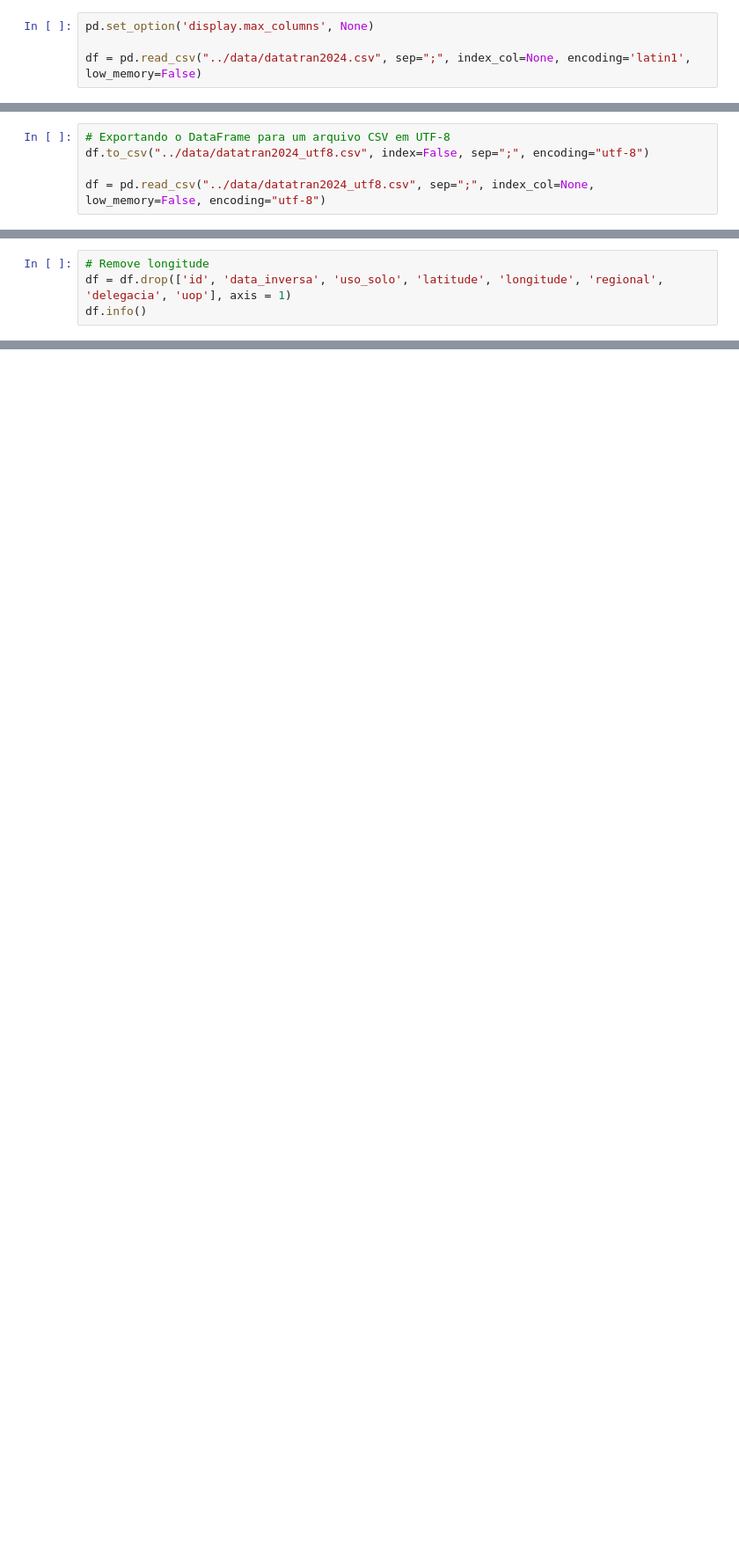
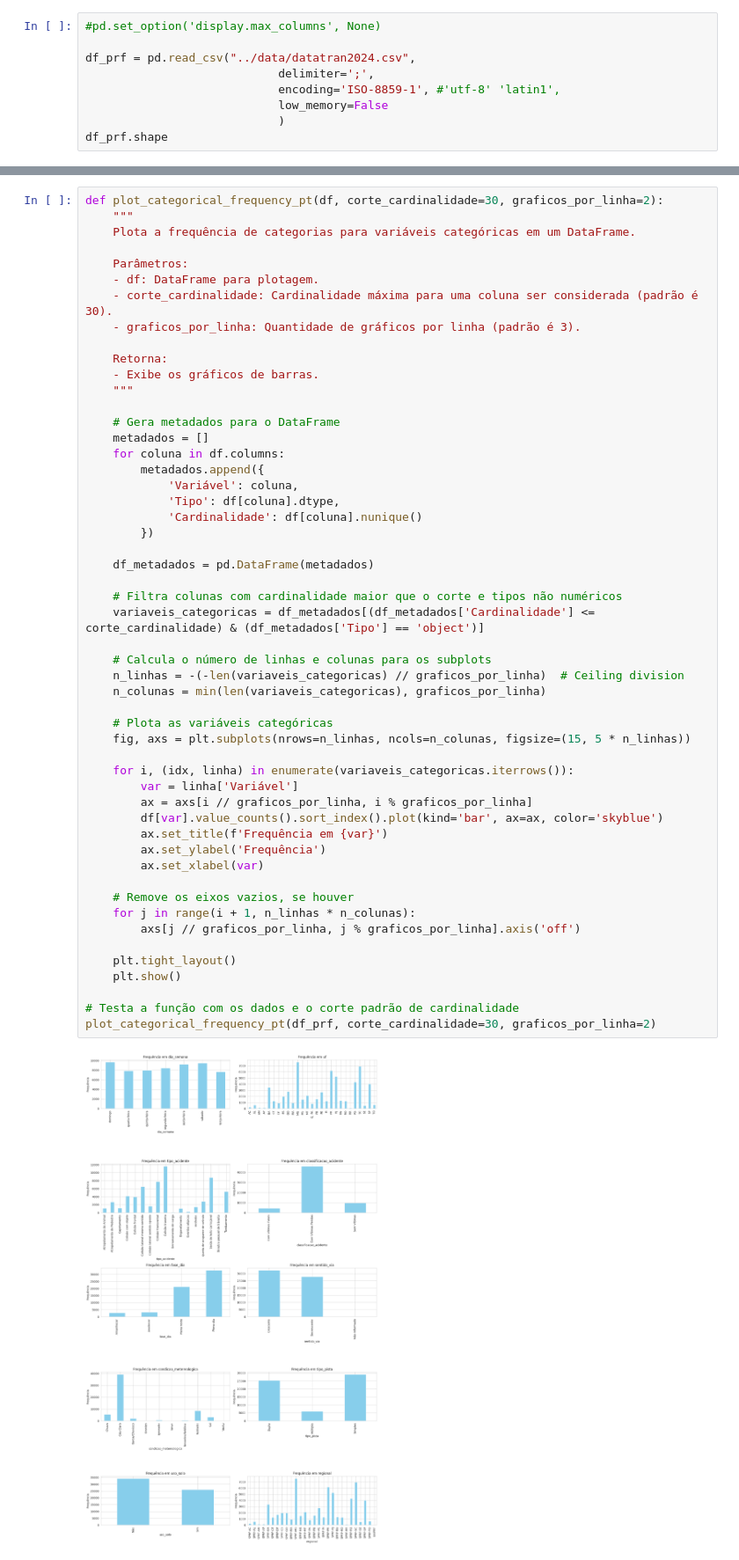
Before and after one commit to rafa-trindade/projeto-policiarodoviaria, a Jupyter notebook: notebooks/eda.ipynb, the cells around one changed output, grey strips where cells are left out. Shown: that part at 88% size. Drawn from its saved outputs; the diff is of its cells as text; blank space fills up the shorter version.

```diff
--- a/notebooks/eda.ipynb
+++ b/notebooks/eda.ipynb
@@ -6,4 +6,9 @@ import seaborn as sns
 # %%
-pd.set_option('display.max_columns', None)
+#pd.set_option('display.max_columns', None)
 
-df = pd.read_csv("../data/datatran2024.csv", sep=";", index_col=None, encoding='latin1', low_memory=False)
+df_prf = pd.read_csv("../data/datatran2024.csv",
+                            delimiter=';',
+                            encoding='ISO-8859-1', #'utf-8' 'latin1',
+                            low_memory=False
+                            )
+df_prf.shape
@@ -10,6 +17 @@ df = pd.read_csv("../data/datatran2024.csv", sep=";", index_col=None, encoding='
-# %%
-# Exportando o DataFrame para um arquivo CSV em UTF-8
-df.to_csv("../data/datatran2024_utf8.csv", index=False, sep=";", encoding="utf-8")
-
-df = pd.read_csv("../data/datatran2024_utf8.csv", sep=";", index_col=None, low_memory=False, encoding="utf-8")
 # %%
@@ -29,4 +195,0 @@ df.isnull().sum()
-# %%
-# Remove longitude
-df = df.drop(['id', 'data_inversa', 'uso_solo', 'latitude', 'longitude', 'regional', 'delegacia', 'uop'], axis = 1)
-df.info()
@@ -36,0 +274,54 @@ df.shape
+# %%
+def plot_categorical_frequency_pt(df, corte_cardinalidade=30, graficos_por_linha=2):
+    """
+    Plota a frequência de categorias para variáveis categóricas em um DataFrame.
+
+    Parâmetros:
+    - df: DataFrame para plotagem.
+    - corte_cardinalidade: Cardinalidade máxima para uma coluna ser considerada (padrão é 30).
+    - graficos_por_linha: Quantidade de gráficos por linha (padrão é 3).
+
+    Retorna:
+    - Exibe os gráficos de barras.
+    """
+
+    # Gera metadados para o DataFrame
+    metadados = []
+    for coluna in df.columns:
+        metadados.append({
+            'Variável': coluna,
+            'Tipo': df[coluna].dtype,
+            'Cardinalidade': df[coluna].nunique()
+        })
+
+    df_metadados = pd.DataFrame(metadados)
+
+    # Filtra colunas com cardinalidade maior que o corte e tipos não numéricos
+    variaveis_categoricas = df_metadados[(df_metadados['Cardinalidade'] <= corte_cardinalidade) & (df_metadados['Tipo'] == 'object')]
+
+    # Calcula o número de linhas e colunas para os subplots
+    n_linhas = -(-len(variaveis_categoricas) // graficos_por_linha)  # Ceiling division
+    n_colunas = min(len(variaveis_categoricas), graficos_por_linha)
+
+    # Plota as variáveis categóricas
+    fig, axs = plt.subplots(nrows=n_linhas, ncols=n_colunas, figsize=(15, 5 * n_linhas))
+
+    for i, (idx, linha) in enumerate(variaveis_categoricas.iterrows()):
+        var = linha['Variável']
+        ax = axs[i // graficos_por_linha, i % graficos_por_linha]
+        df[var].value_counts().sort_index().plot(kind='bar', ax=ax, color='skyblue')
+        ax.set_title(f'Frequência em {var}')
+        ax.set_ylabel('Frequência')
+        ax.set_xlabel(var)
+
+    # Remove os eixos vazios, se houver
+    for j in range(i + 1, n_linhas * n_colunas):
+        axs[j // graficos_por_linha, j % graficos_por_linha].axis('off')
+
+    plt.tight_layout()
+    plt.show()
+
+# Testa a função com os dados e o corte padrão de cardinalidade
+plot_categorical_frequency_pt(df_prf, corte_cardinalidade=30, graficos_por_linha=2)
+# %% [output]
+[figure, added]
```
Also changed, not shown: parts of 19 cells of this notebook, 1 other file.
